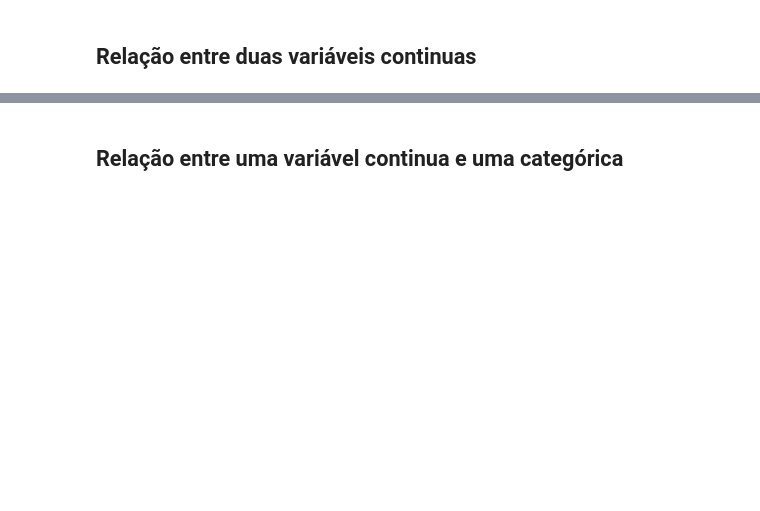
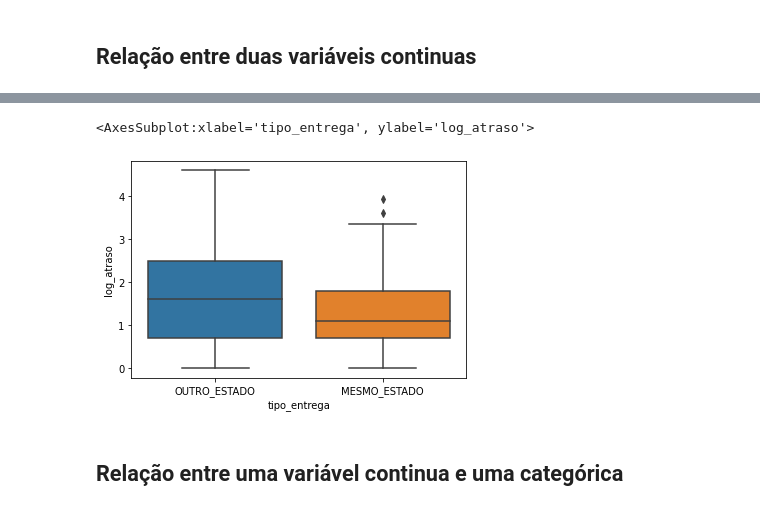
Before and after one commit to pedroteche-ih/64_PT_NOV202111, a Jupyter notebook: aulas/64 DA PT NOV-2021 Aula 20220303 EDA e Data Viz.ipynb, the cells around one changed output, grey strips where cells are left out. Drawn from its saved outputs; the diff is of its cells as text; code cells hidden in the pictures; blank space fills up the shorter version.

```diff
--- a/aulas/64 DA PT NOV-2021 Aula 20220303 EDA e Data Viz.ipynb
+++ b/aulas/64 DA PT NOV-2021 Aula 20220303 EDA e Data Viz.ipynb
@@ -143,3 +281,8 @@ sns.lmplot(data=tb_itens_atraso_pt_f, x='log_ontime', y='log_atraso', hue = 'tip
+# %%
+sns.boxplot(x = 'tipo_entrega', y = 'log_atraso', data = tb_itens_atraso_pt_f)
+# %% [output]
+<AxesSubplot:xlabel='tipo_entrega', ylabel='log_atraso'>
+[figure, added]
 # %% [markdown]
 ## Relação entre uma variável continua e uma categórica
 # %%
```
Also changed, not shown: parts of 28 cells of this notebook, 1 other file.
